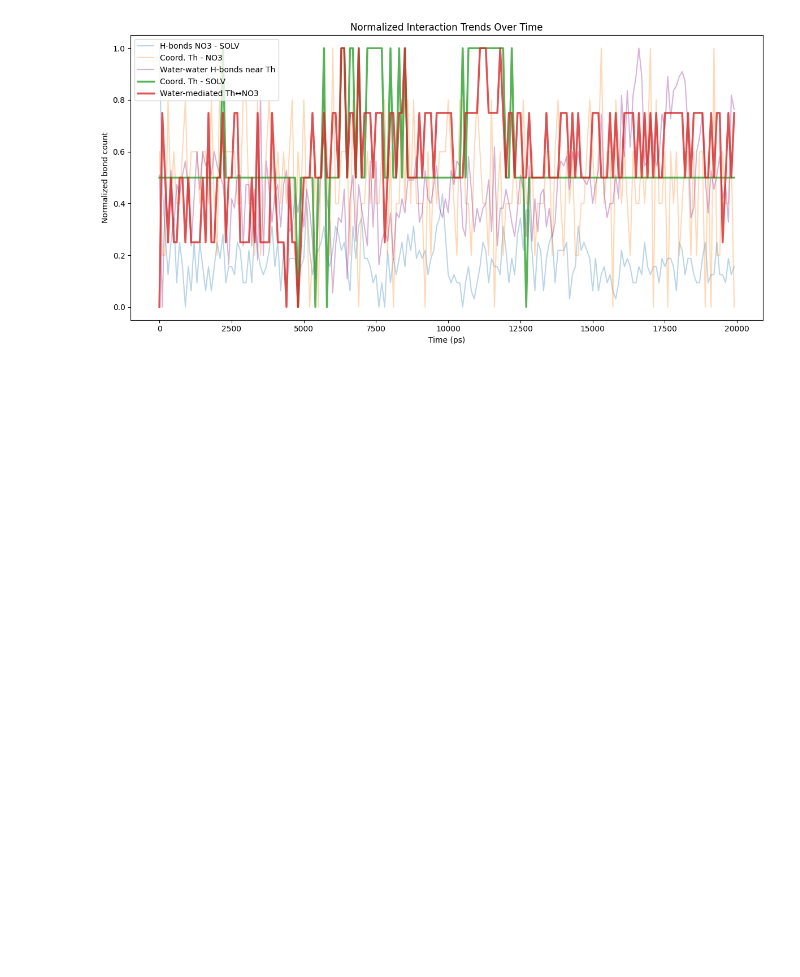
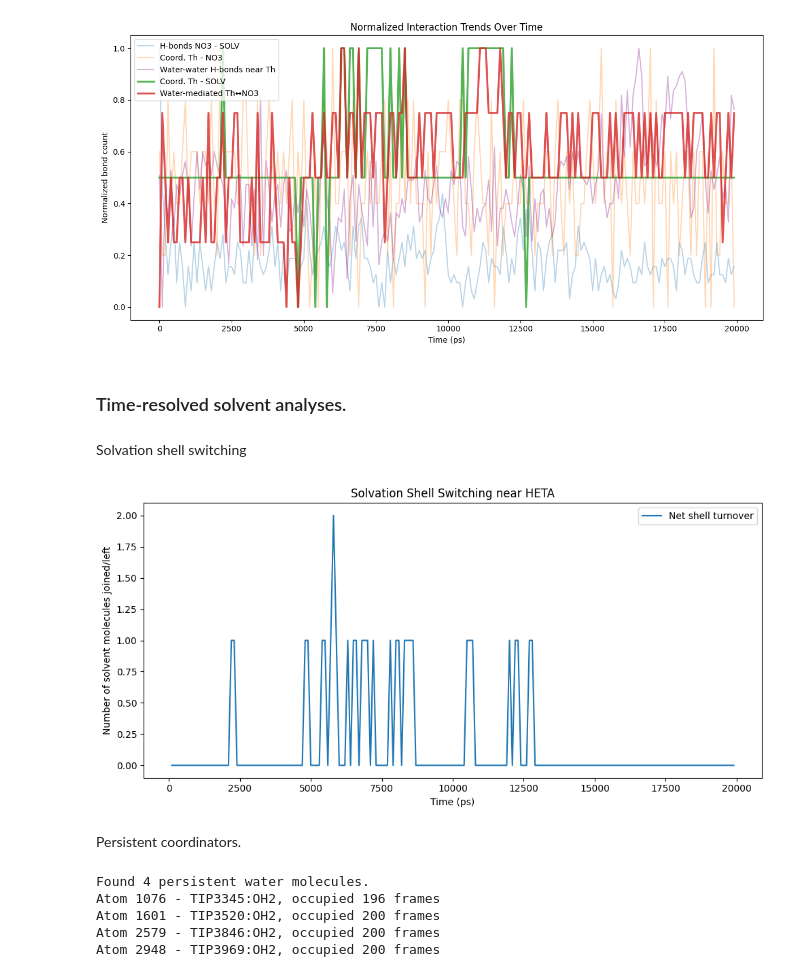
Before and after one commit to coreytaylorcompchem/comp_chem, a Jupyter notebook: md/01_Th_oligomerisation/2025-09-03_QMMM_Th_NaKLi_02_Li.ipynb, the cells around one changed output. Saved outputs shown, nothing was run; the diff lists cells and outputs as text; code cells hidden in the pictures; blank space fills up the shorter version.

Commit message:
Code refactor + add more analyses

```diff
--- a/md/01_Th_oligomerisation/2025-09-03_QMMM_Th_NaKLi_02_Li.ipynb
+++ b/md/01_Th_oligomerisation/2025-09-03_QMMM_Th_NaKLi_02_Li.ipynb
@@ -248,3 +250,44 @@ plt.tight_layout()
 plt.show()
 # %% [output]
 [figure]
+# %% [markdown]
+### Time-resolved solvent analyses.
+# %% [markdown]
+Solvation shell switching
+# %%
+shell_history, switches = analyser.get_solvation_switches(segid_central="HETA")
+
+# Plot net changes over time
+times = [s["time"] for s in switches]
+net_changes = [s["net_change"] for s in switches]
+
+plt.figure(figsize=(10, 5))
+plt.plot(times, net_changes, label="Net shell turnover")
+plt.xlabel("Time (ps)")
+plt.ylabel("Number of solvent molecules joined/left")
+plt.title("Solvation Shell Switching near HETA")
+plt.legend()
+plt.tight_layout()
+plt.show()
+# %% [output]
+[figure, added]
+# %% [markdown]
+Persistent coordinators.
+# %%
+persistent_atoms, coord_map = analyser.get_persistent_coordinators(
+    segid_central="HETA", segid_partner="SOLV", min_fraction=0.6
+)
+
+print(f"Found {len(persistent_atoms)} persistent water molecules.")
+
+# Display some atom info
+for atom_idx in persistent_atoms[:5]:
+    atom = analyser.u.atoms[atom_idx]
+    print(f"Atom {atom_idx} - {atom.resname}{atom.resid}:{atom.name}, "
+          f"occupied {len(coord_map[atom_idx])} frames")
+# %% [output]
+Found 4 persistent water molecules.
+Atom 1076 - TIP3345:OH2, occupied 196 frames
+Atom 1601 - TIP3520:OH2, occupied 200 frames
+Atom 2579 - TIP3846:OH2, occupied 200 frames
+Atom 2948 - TIP3969:OH2, occupied 200 frames
```
Also changed, not shown: parts of 20 cells of this notebook, 3 other files.
